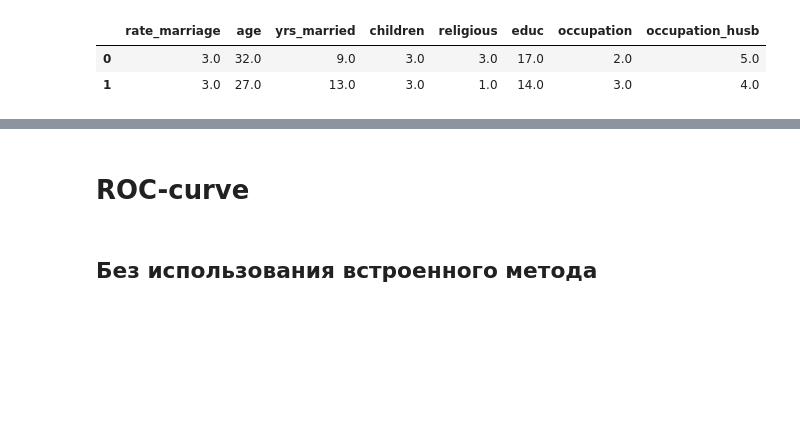
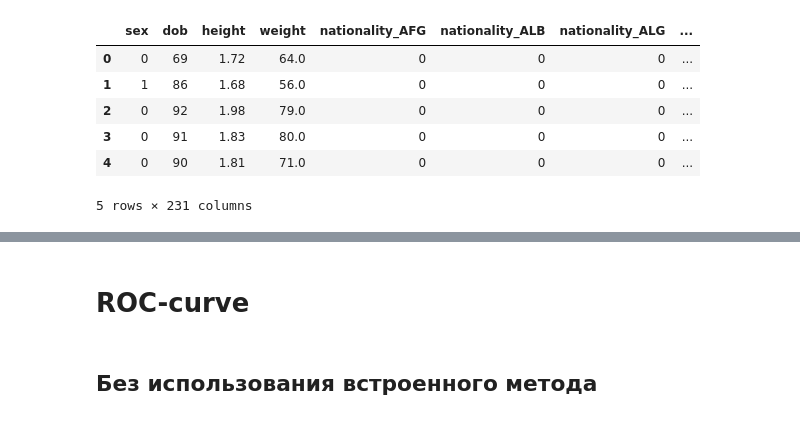
Before and after one commit to mariaedel/ml_hm, a Jupyter notebook: otsenka, pereobuchenie, regulyarizacia/hm3.ipynb, the cells around one changed output, grey strips where cells are left out. Cells and saved outputs as stored; diff of their text form; code cells hidden in the pictures; blank space fills up the shorter version.

```diff
--- a/otsenka, pereobuchenie, regulyarizacia/hm3.ipynb
+++ b/otsenka, pereobuchenie, regulyarizacia/hm3.ipynb
@@ -14,0 +56,3 @@ data.head()
+# %%
+df = df.dropna()
+df.info()
@@ -15,10 +76,22 @@ data.head()
+# %%
+X = df.drop(['id', 'name', 'medals'], axis=1)
+Y = df['medals']
+# %%
+sex_replace = {'male': 0, 'female': 1}
+X = X.replace(sex_replace)
+X = pd.get_dummies(X, columns=['nationality'])
+X = pd.get_dummies(X, columns=['sport'])
+# %%
+X['dob'] = X['dob'].apply(dob_to_year)
+X.head()
+# %% [output]
+|  | sex | dob | height | weight | nationality_AFG | nationality_ALB | nationality_ALG | ... |
+| 0 | 0 | 69 | 1.72 | 64.0 | 0 | 0 | 0 | ... |
+| 1 | 1 | 86 | 1.68 | 56.0 | 0 | 0 | 0 | ... |
+| 2 | 0 | 92 | 1.98 | 79.0 | 0 | 0 | 0 | ... |
+| 3 | 0 | 91 | 1.83 | 80.0 | 0 | 0 | 0 | ... |
+| 4 | 0 | 90 | 1.81 | 71.0 | 0 | 0 | 0 | ... |
+5 rows × 231 columns
 # %%
 from sklearn.linear_model import LogisticRegression
 from sklearn.model_selection import train_test_split
-# %%
-X = data[data.columns[:-1]]
-X.head(2)
-# %% [output]
-|  | rate_marriage | age | yrs_married | children | religious | educ | occupation | occupation_husb |
-| 0 | 3.0 | 32.0 | 9.0 | 3.0 | 3.0 | 17.0 | 2.0 | 5.0 |
-| 1 | 3.0 | 27.0 | 13.0 | 3.0 | 1.0 | 14.0 | 3.0 | 4.0 |
```
Also changed, not shown: parts of 14 cells of this notebook, 1 other file.
